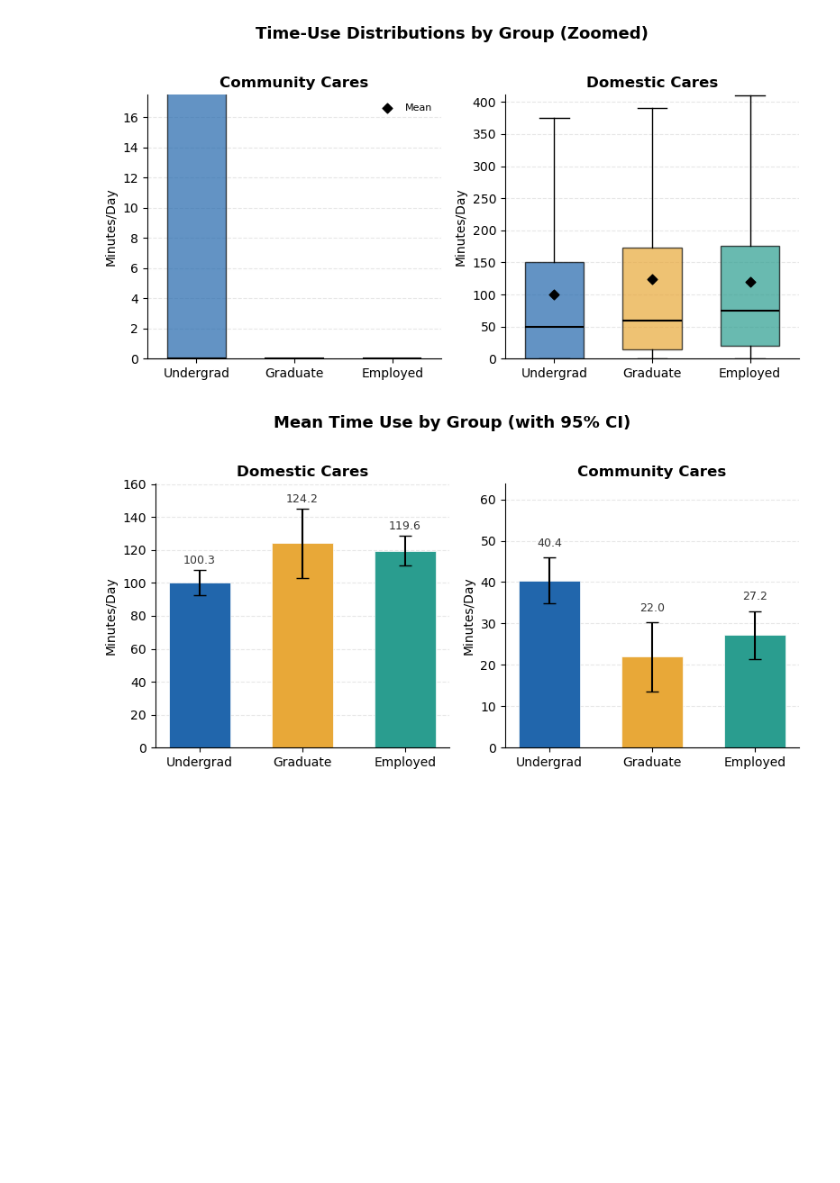
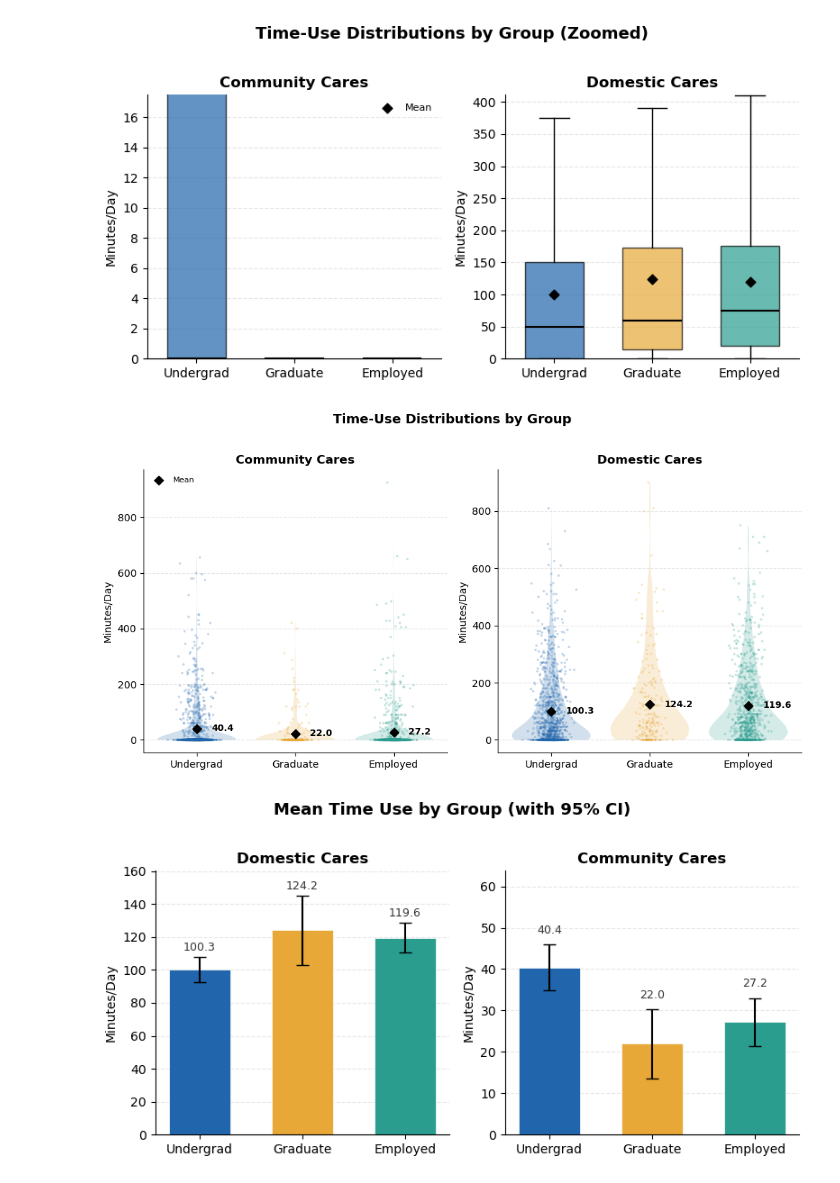
Before and after one commit to alisha-li/ATUS-Analysis, a Jupyter notebook: notebooks/atus_modeling.ipynb, the cells around one changed output. Cells and saved outputs as stored; diff of their text form; code cells hidden in the pictures; blank space fills up the shorter version.

```diff
--- a/notebooks/atus_modeling.ipynb
+++ b/notebooks/atus_modeling.ipynb
@@ -1117,34 +1117,36 @@ for ax, bucket, label in zip(axes, focus_buckets, focus_labels):
         positions=range(len(groups)), showextrema=False, widths=0.8)
     for pc, color in zip(parts['bodies'], colors):
         pc.set_facecolor(color)
         pc.set_alpha(0.2)
         pc.set_edgecolor('none')
 
     # Sina-style jittered points
     for i, (group, color) in enumerate(zip(groups, colors)):
         data = plot_data[plot_data['group'] == group][bucket].values
         jitter = np.random.default_rng(42).normal(0, 0.08, size=len(data))
         ax.scatter(i + jitter, data, s=6, alpha=0.25, color=color, edgecolors='none')
 
     # Mean markers
     means = [plot_data[plot_data['group'] == g][bucket].mean() for g in groups]
     ax.scatter(range(len(groups)), means, color='black', marker='D', s=40, zorder=5, label='Mean')
     for xi, m in enumerate(means):
         ax.text(xi + 0.15, m, f'{m:.1f}', ha='left', va='center', fontsize=9, fontweight='bold')
 
     ax.set_xticks(range(len(groups)))
     ax.set_xticklabels(groups, fontsize=10)
     ax.set_ylabel('Minutes/Day', fontsize=10)
     ax.set_title(label, fontsize=12, fontweight='bold')
     ax.spines[['top', 'right']].set_visible(False)
     ax.yaxis.grid(True, alpha=0.3, linestyle='--')
     ax.set_axisbelow(True)
 
 axes[0].legend(fontsize=8, frameon=False)
-fig.suptitle('Time-Use Distributions by Group (Sina Plot)',
+fig.suptitle('Time-Use Distributions by Group',
              fontsize=13, fontweight='bold', y=1.02)
 plt.tight_layout()
 plt.show()
+# %% [output]
+[figure, added]
 # %%
 import matplotlib.pyplot as plt
 import numpy as np
```
Also changed, not shown: 1 other file.
